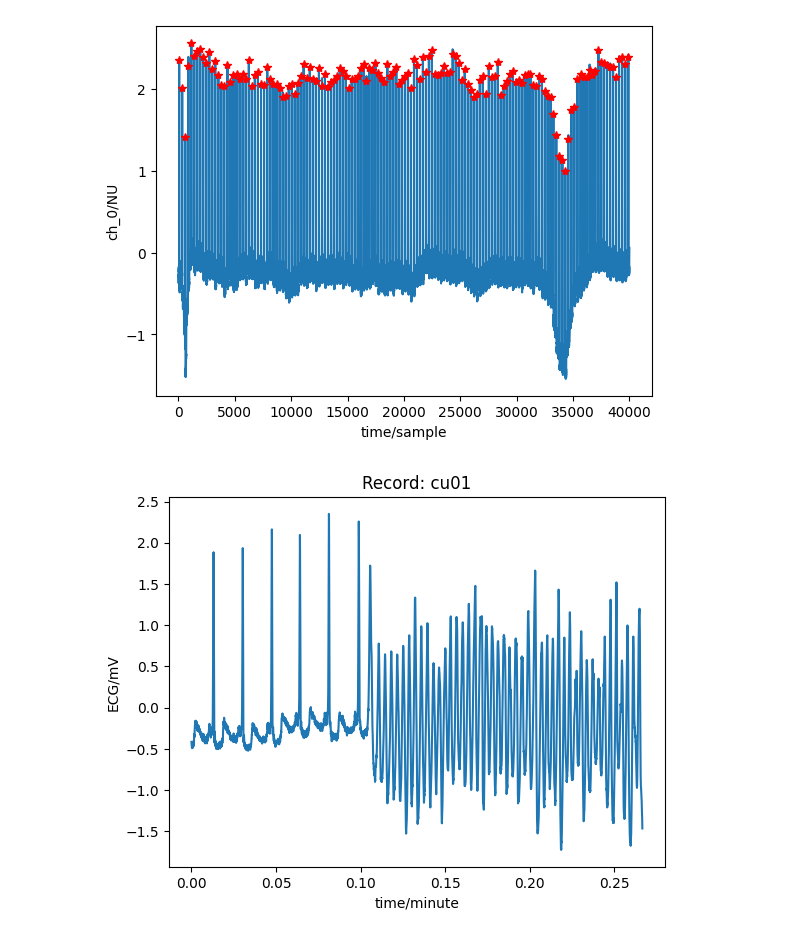
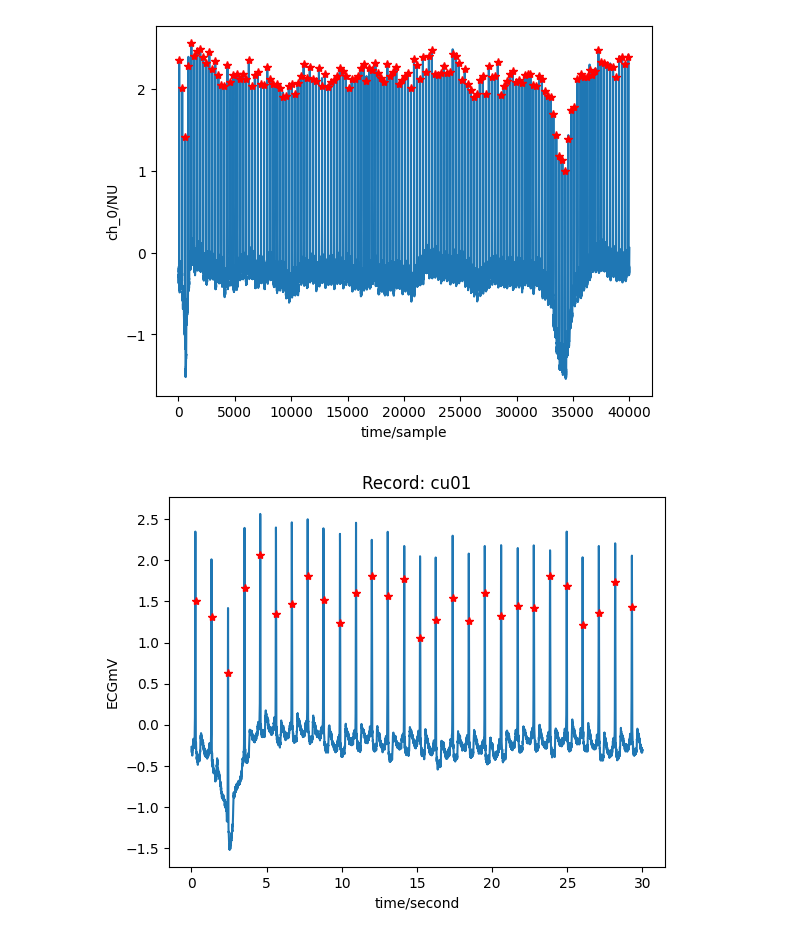
Before and after one commit to zodwick/ventricular-fibrillation-prediction-model, a Jupyter notebook: code.ipynb, the cells around one changed output. Saved outputs shown, nothing was run; the diff lists cells and outputs as text; code cells hidden in the pictures.

```diff
--- a/code.ipynb
+++ b/code.ipynb
@@ -93,12 +93,14 @@ QRS detection complete.
 # %%
 import wfdb
 file_path=r"D:\vf predict\cu-ventricular-tachyarrhythmia-database-1.0.0"
 file_name="\cu01"
 file_destination=file_path+file_name
-record = wfdb.rdrecord(file_destination , sampfrom=52000, sampto=56000)
-annotation = wfdb.rdann(file_destination, 'atr' ,)
-
+start=0
+stop=start+7500 # 7500 samples = 30 seconds
+record = wfdb.rdrecord(file_destination , sampfrom=start , sampto=stop)
+annotation = wfdb.rdann(file_destination, 'atr' , sampfrom=start , sampto=stop , shift_samps=True )
 wfdb.plot_wfdb(record=record,
-               time_units='minutes')
+               annotation=annotation,
+               time_units='seconds')
 # %% [output]
-[figure, old version]
+[figure, new version]
```
